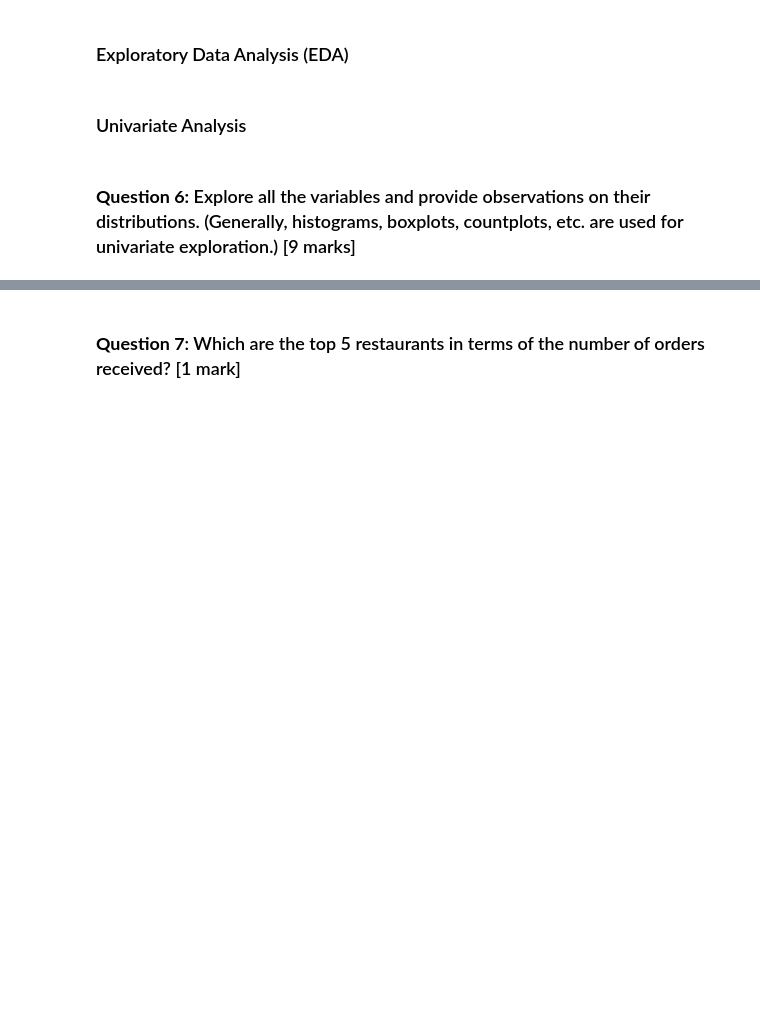
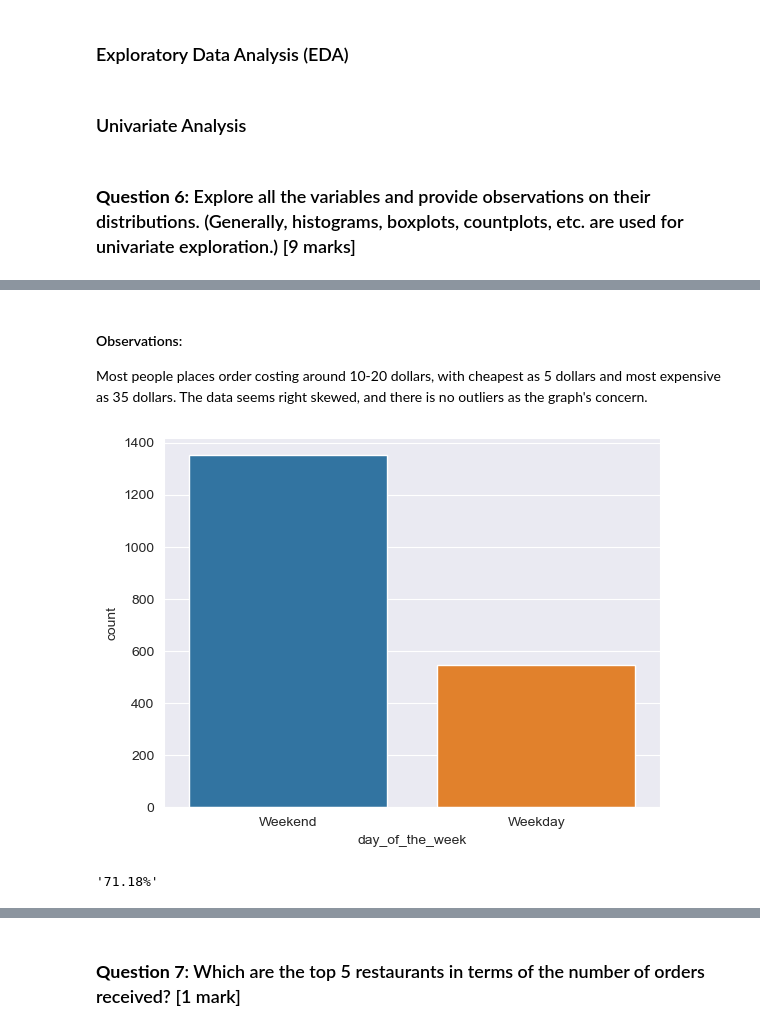
Before and after one commit to tinlong/AIML, a Jupyter notebook: Python Foundations/Project 1/PYF_Project_LearnerNotebook_FullCode.ipynb, the cells around one changed output, grey strips where cells are left out. Drawn from its saved outputs; the diff is of its cells as text; code cells hidden in the pictures; blank space fills up the shorter version.

```diff
--- a/Python Foundations/Project 1/PYF_Project_LearnerNotebook_FullCode.ipynb
+++ b/Python Foundations/Project 1/PYF_Project_LearnerNotebook_FullCode.ipynb
@@ -214,0 +242,11 @@ Ans: 736 records had ratings "Not given".
+# %% [markdown]
+#### Observations:
+
+Most people places order costing around 10-20 dollars, with cheapest as 5 dollars and most expensive as 35 dollars. The data seems right skewed, and there is no outliers as the graph's concern.
+# %%
+sns.countplot(data=df, x='day_of_the_week')
+plt.show()
+f"{df[df.day_of_the_week == 'Weekend']['order_id'].count() / df['order_id'].count():.2%}"
+# %% [output]
+[figure, added]
+'71.18%'
```
Also changed, not shown: parts of 38 cells of this notebook.
